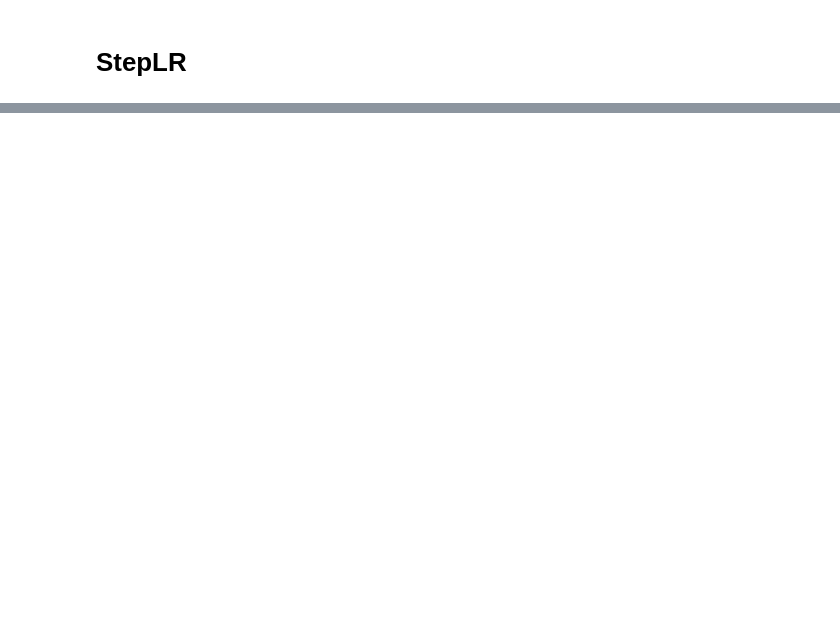
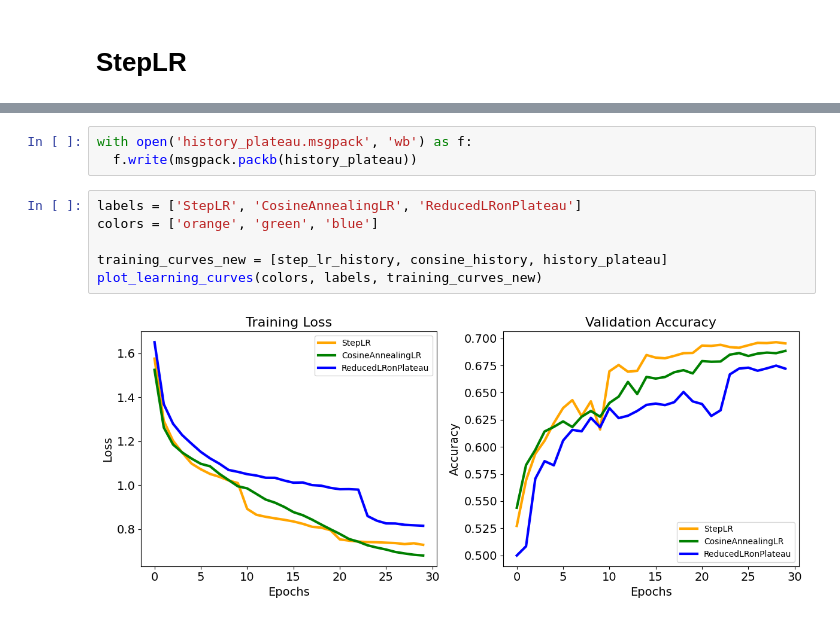
Before and after one commit to Al-Hassan-M-Kamel/CIFAR-10-Image-Classification-with-CNNs-and-Optuna, a Jupyter notebook: base_model.ipynb, the cells around one changed output, grey strips where cells are left out. Saved outputs shown, nothing was run; the diff lists cells and outputs as text; blank space fills up the shorter version.

```diff
--- a/base_model.ipynb
+++ b/base_model.ipynb
@@ -310,0 +442,11 @@ step_lr_history = train_and_evaluate_with_scheduler(model, optimizer, )
+# %%
+with open('history_plateau.msgpack', 'wb') as f:
+  f.write(msgpack.packb(history_plateau))
+# %%
+labels = ['StepLR', 'CosineAnnealingLR', 'ReducedLRonPlateau']
+colors = ['orange', 'green', 'blue']
+
+training_curves_new = [step_lr_history, consine_history, history_plateau]
+plot_learning_curves(colors, labels, training_curves_new)
+# %% [output]
+[figure, added]
```
Also changed, not shown: parts of 16 cells of this notebook, 3 other files.
